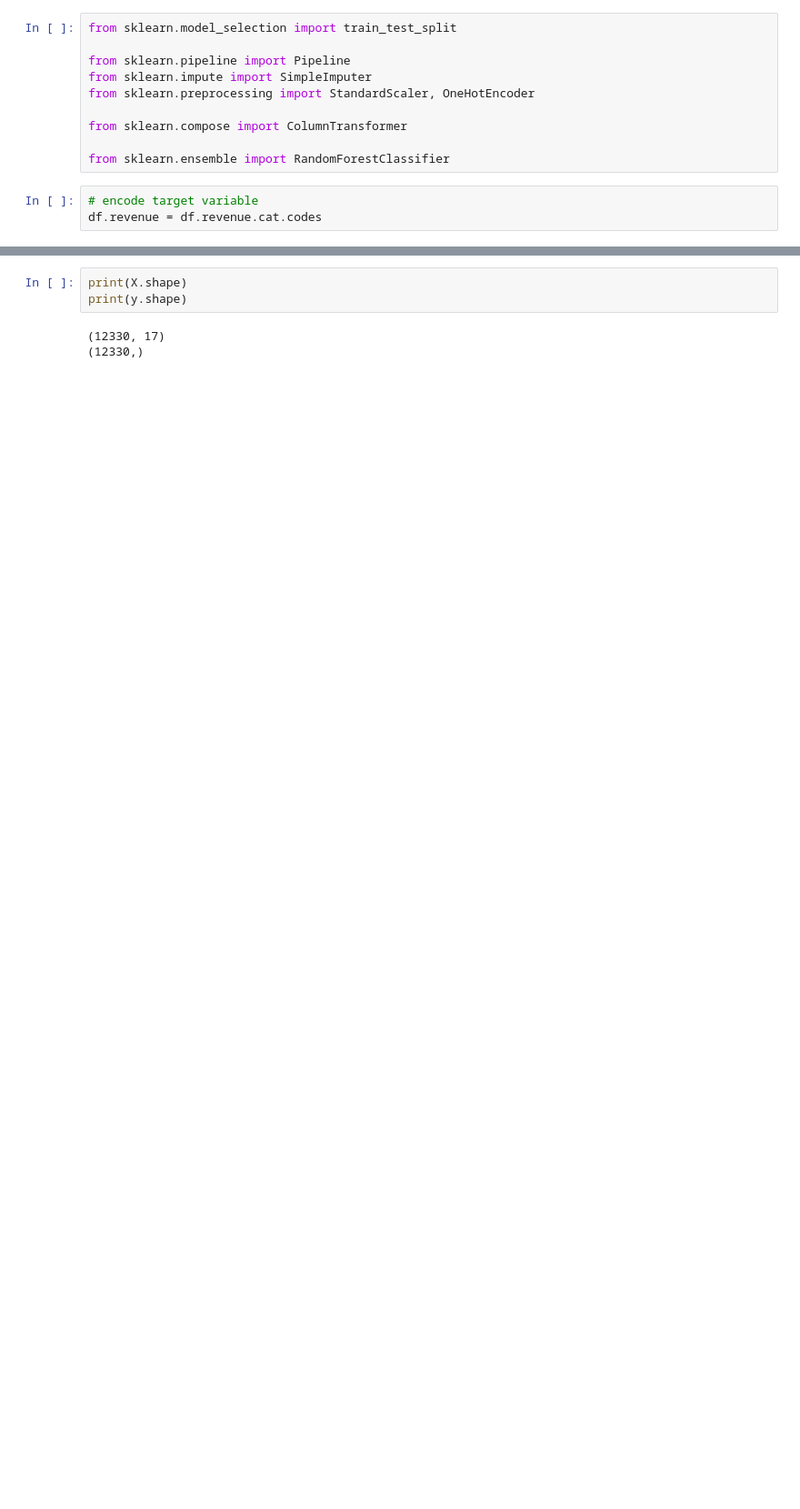
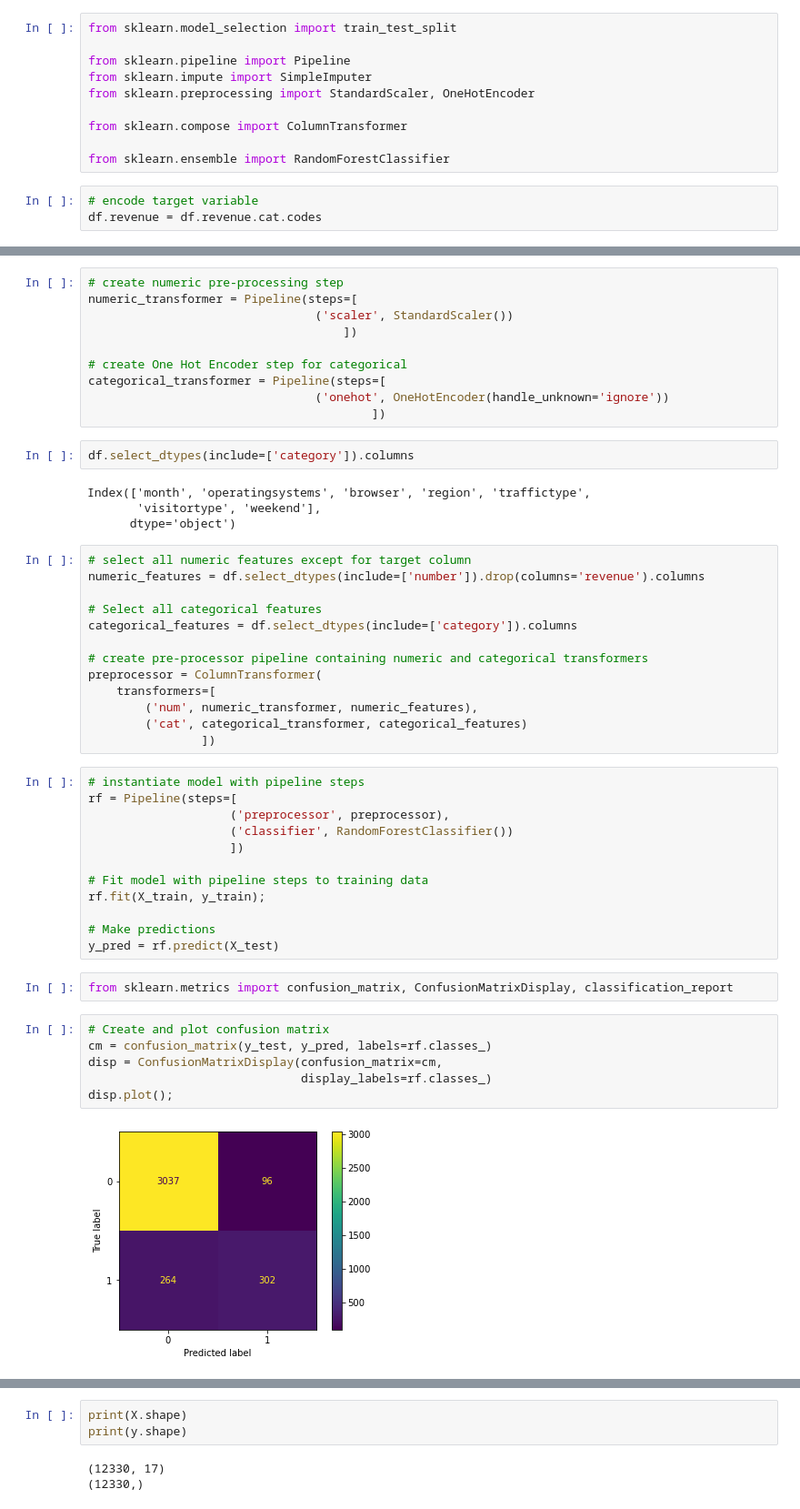
Before and after one commit to Yjung136/326_final_project, a Jupyter notebook: notebooks/ml_notebook.ipynb, the cells around one changed output, grey strips where cells are left out. Shown at 91% size. Saved outputs shown, nothing was run; the diff lists cells and outputs as text; blank space fills up the shorter version.

```diff
--- a/notebooks/ml_notebook.ipynb
+++ b/notebooks/ml_notebook.ipynb
@@ -53,0 +71,51 @@ X_train, X_test, y_train, y_test = train_test_split(X, y, test_size=0.3)
+# %%
+# create numeric pre-processing step
+numeric_transformer = Pipeline(steps=[
+                                ('scaler', StandardScaler())
+                                    ])
+
+# create One Hot Encoder step for categorical
+categorical_transformer = Pipeline(steps=[
+                                ('onehot', OneHotEncoder(handle_unknown='ignore'))
+                                        ])
+# %%
+df.select_dtypes(include=['category']).columns
+# %% [output]
+Index(['month', 'operatingsystems', 'browser', 'region', 'traffictype',
+       'visitortype', 'weekend'],
+      dtype='object')
+# %%
+# select all numeric features except for target column
+numeric_features = df.select_dtypes(include=['number']).drop(columns='revenue').columns
+
+# Select all categorical features
+categorical_features = df.select_dtypes(include=['category']).columns
+
+# create pre-processor pipeline containing numeric and categorical transformers
+preprocessor = ColumnTransformer(
+    transformers=[
+        ('num', numeric_transformer, numeric_features),
+        ('cat', categorical_transformer, categorical_features)
+                ])
+# %%
+# instantiate model with pipeline steps
+rf = Pipeline(steps=[
+                    ('preprocessor', preprocessor),
+                    ('classifier', RandomForestClassifier())
+                    ])
+
+# Fit model with pipeline steps to training data
+rf.fit(X_train, y_train);
+
+# Make predictions
+y_pred = rf.predict(X_test)
+# %%
+from sklearn.metrics import confusion_matrix, ConfusionMatrixDisplay, classification_report
+# %%
+# Create and plot confusion matrix
+cm = confusion_matrix(y_test, y_pred, labels=rf.classes_)
+disp = ConfusionMatrixDisplay(confusion_matrix=cm,
+                              display_labels=rf.classes_)
+disp.plot();
+# %% [output]
+[figure, added]
```
Also changed, not shown: parts of 26 cells of this notebook.
